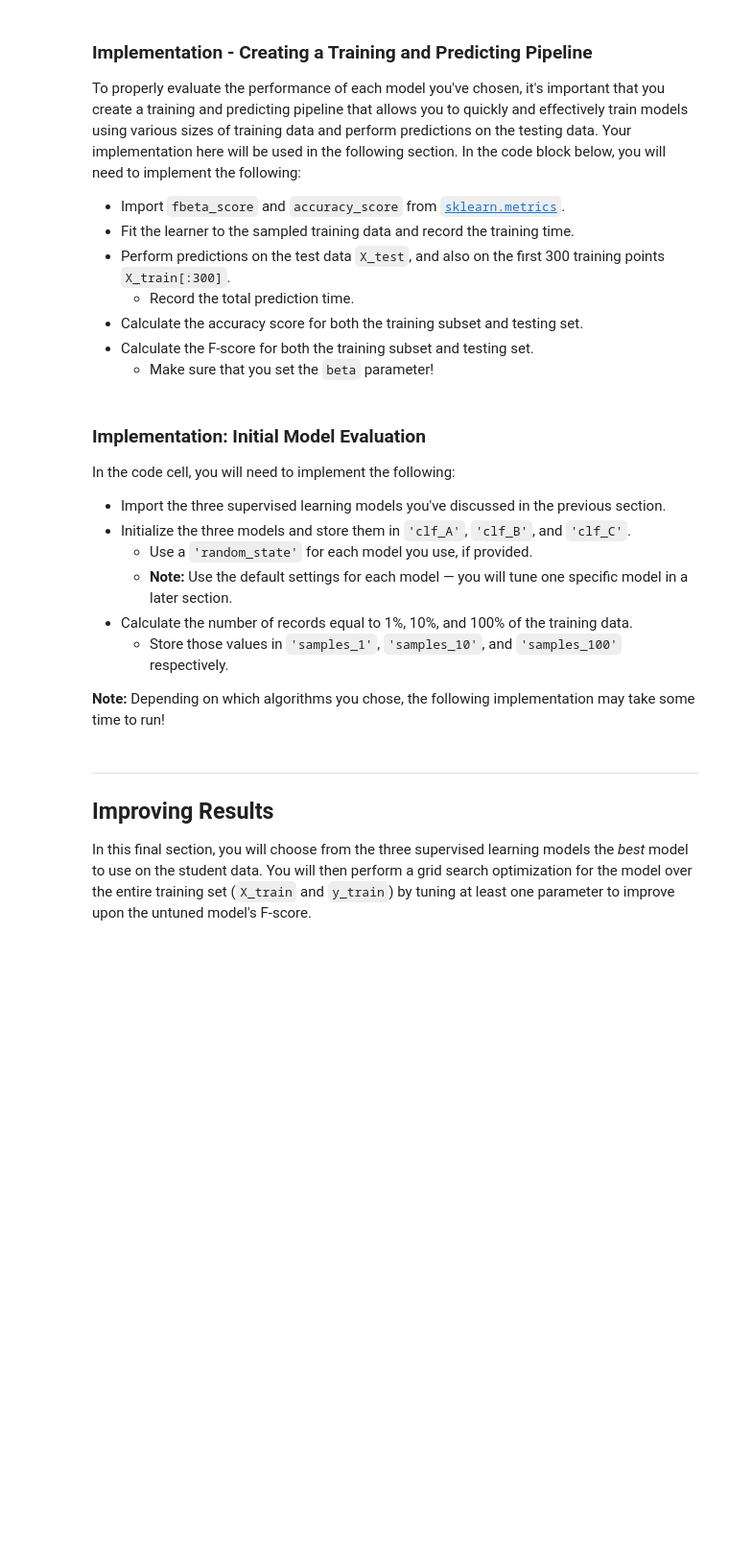
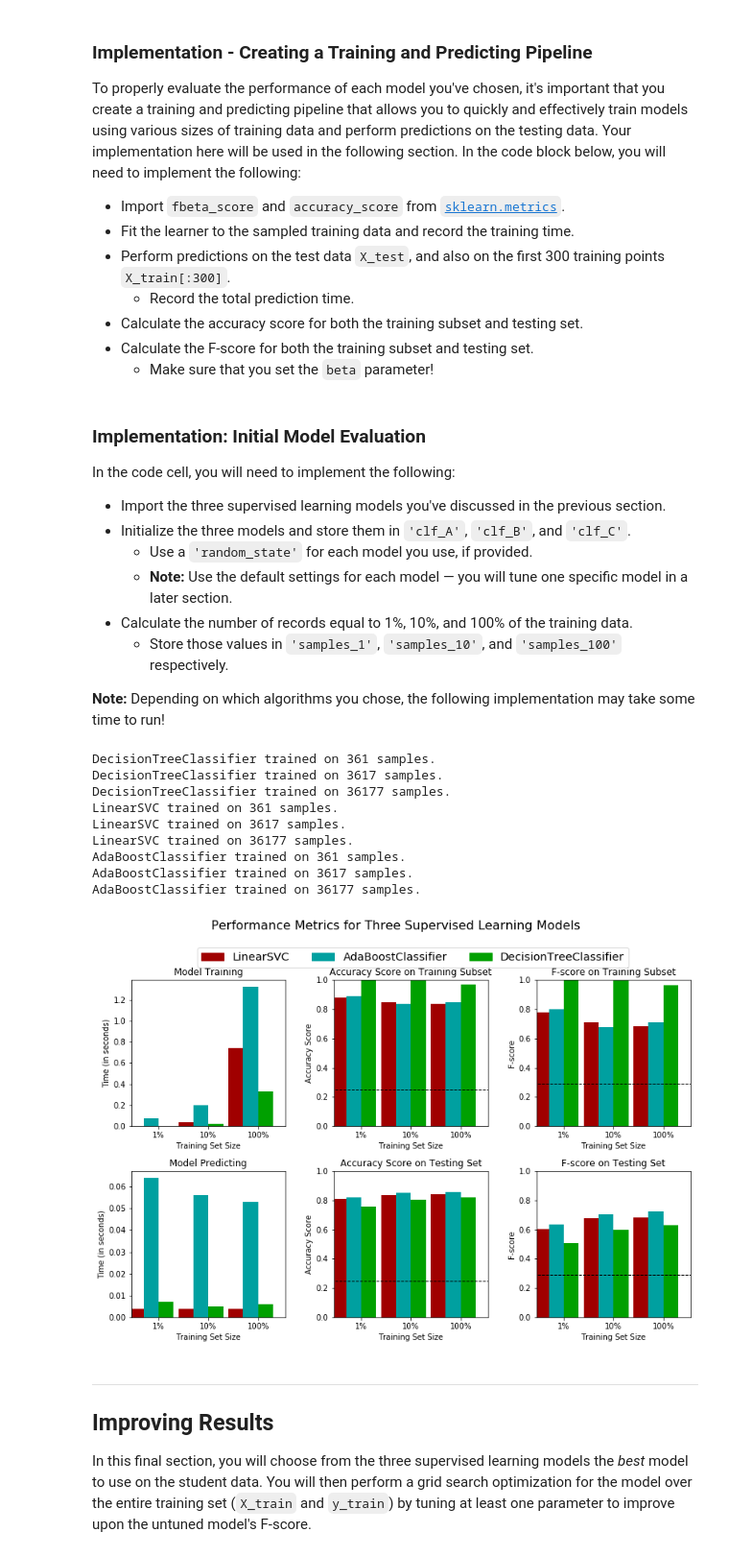
Before and after one commit to dmh2000/udacity, a Jupyter notebook: finding_donors/finding_donors.ipynb, the cells around one changed output. Shown: that part at 96% size. Cells and saved outputs as stored; diff of their text form; code cells hidden in the pictures; blank space fills up the shorter version.

```diff
--- a/finding_donors/finding_donors.ipynb
+++ b/finding_donors/finding_donors.ipynb
@@ -193,9 +193,11 @@ features_final = features_log_minmax_transform.drop(drops, axis=1)
 # encoded = list(features_final.columns)
 # print "{} total features before adds.".format(len(encoded))
 
-# add : adding was friendlier if I used a loop instead of a vector
+# add the resulting dummy features
+adds = [workcls, edlevel, mstatus, occup, relat, race, sex, country]
 for a in adds:
-    features_final = features_final.add(a, axis=1)
+    features_final = pd.concat([features_final, a], axis=1)
+
 
 # Encode the 'income_raw' data to numerical values
 income = pd.Series(np.where(income_raw == "<=50K", 0, 1))
@@ -421,32 +428,54 @@ In the code cell, you will need to implement the following:
 
 **Note:** Depending on which algorithms you chose, the following implementation may take some time to run!
 # %%
-# TODO: Import the three supervised learning models from sklearn
+# Import the three supervised learning models from sklearn
+from sklearn.tree        import DecisionTreeClassifier
+from sklearn.ensemble    import AdaBoostClassifier
+from sklearn.svm         import LinearSVC
+
+# I tried and rejected the following options
+# GaussianNB had terrible results
+# SVC(kernel="rbf") failed to predict. needs parameter tuning?
+# SVC(kernel="linear") had a very long traiing time (docs say quadratic on number of samples) and
+#    linearSVC had similar results with a shorter training time
+# KNeighborsClassifier had very long prediction time (as expected) although accuracy/fbeta was comparable
+
 
 # TODO: Initialize the three models
-clf_A = None
-clf_B = None
-clf_C = None
+clf_A = DecisionTreeClassifier(random_state=42)
+clf_B = LinearSVC(random_state=42)
+clf_C = AdaBoostClassifier(random_state=42)
 
 # TODO: Calculate the number of samples for 1%, 10%, and 100% of the training data
 # HINT: samples_100 is the entire training set i.e. len(y_train)
 # HINT: samples_10 is 10% of samples_100
 # HINT: samples_1 is 1% of samples_100
-samples_100 = None
-samples_10 = None
-samples_1 = None
+samples_100 = y_train.count()
+samples_10 =  samples_100 / 10
+samples_1  =  samples_10  / 10
 
 # Collect results on the learners
 results = {}
 for clf in [clf_A, clf_B, clf_C]:
     clf_name = clf.__class__.__name__
     results[clf_name] = {}
     for i, samples in enumerate([samples_1, samples_10, samples_100]):
         results[clf_name][i] = \
         train_predict(clf, samples, X_train, y_train, X_test, y_test)
 
 # Run metrics visualization for the three supervised learning models chosen
 vs.evaluate(results, accuracy, fscore)
+# %% [output]
+DecisionTreeClassifier trained on 361 samples.
+DecisionTreeClassifier trained on 3617 samples.
+DecisionTreeClassifier trained on 36177 samples.
+LinearSVC trained on 361 samples.
+LinearSVC trained on 3617 samples.
+LinearSVC trained on 36177 samples.
+AdaBoostClassifier trained on 361 samples.
+AdaBoostClassifier trained on 3617 samples.
+AdaBoostClassifier trained on 36177 samples.
+[figure, added]
 # %% [markdown]
 ----
 ## Improving Results
```
Also changed, not shown: parts of 3 cells of this notebook, 2 other files.
